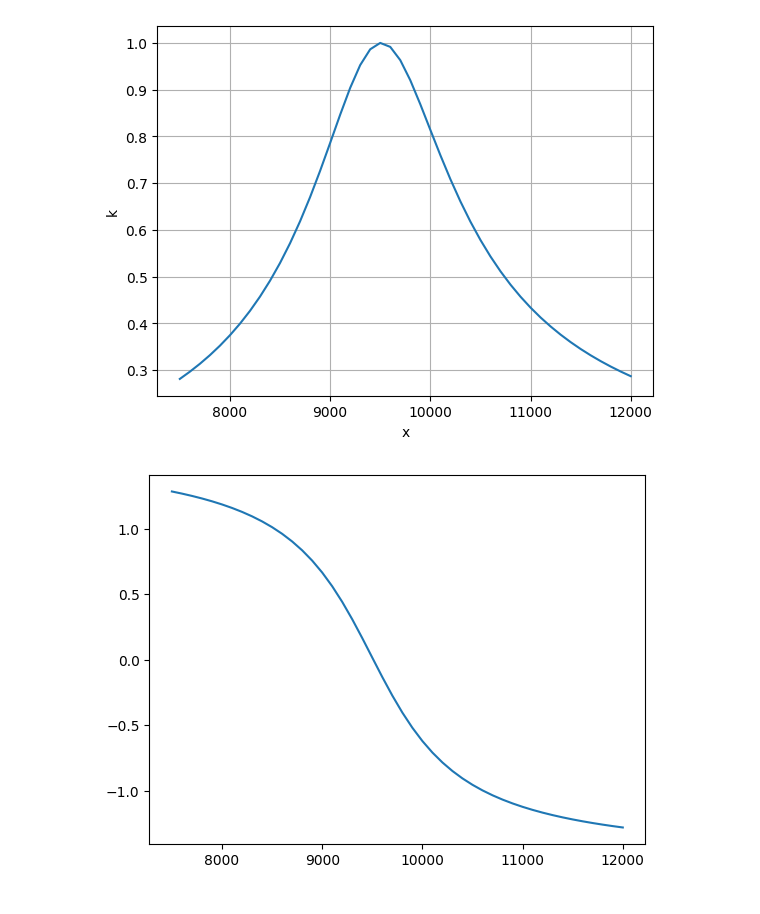
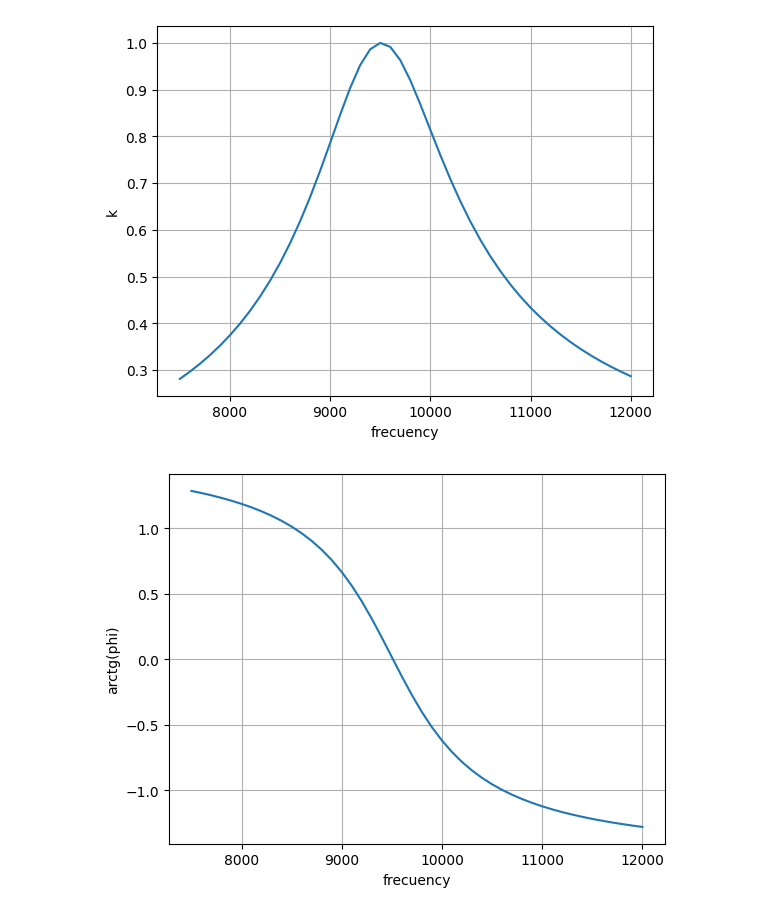
Before and after one commit to lns0061/legendary-adventure, a Jupyter notebook: Untitled21.ipynb, the cells around one changed output. Drawn from its saved outputs; the diff is of its cells as text; code cells hidden in the pictures.

```diff
--- a/Untitled21.ipynb
+++ b/Untitled21.ipynb
@@ -3,22 +3,25 @@
 # %%
 
 import numpy as np
 import matplotlib.pyplot as plt
 
 r1 = 47
 l = 5.6*10**(-3)
 w = 10**4
 c = 50*10**(-9)
 x = np.arange(7500, 12001, 100)
 result = r1/((r1**2 + (2*np.pi*x*l - 1/(2*np.pi*x*c))**2)**(1/2))
 
 plt.plot(x, result)
-plt.xlabel('x')
+plt.xlabel('frecuency')
 plt.ylabel('k')
 plt.grid(True)
 plt.show()
 plt.plot(x, np.arctan(-(2*np.pi*x*l-1/(2*np.pi*x*c))/r1))
+plt.xlabel('frecuency')
+plt.ylabel('arctg(phi)')
+plt.grid(True)
 plt.show()
 # %% [output]
-[figure, old version]
+[figure, new version]
-[figure, old version]
+[figure, new version]
```
